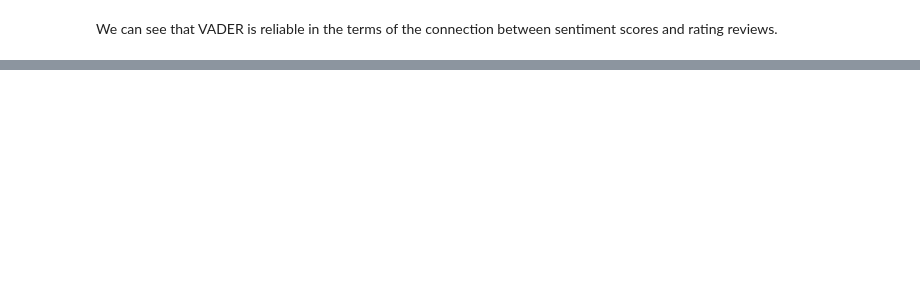
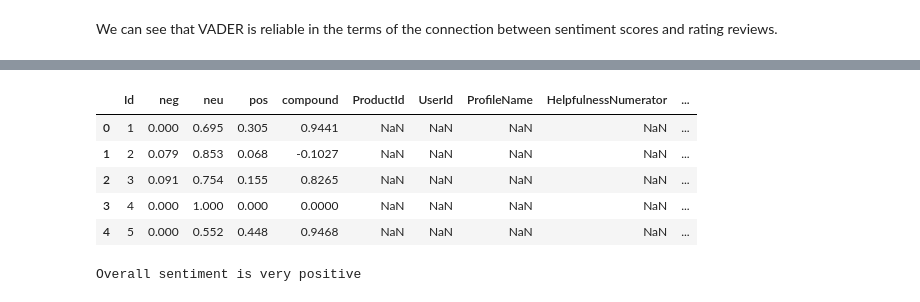
Before and after one commit to 22sharma/E-Commerce-Platform-V2, a Jupyter notebook: python-sentiment-analysis-project-nltk.ipynb, the cells around one changed output, grey strips where cells are left out. Saved outputs shown, nothing was run; the diff lists cells and outputs as text; code cells hidden in the pictures; blank space fills up the shorter version.

Commit message:
Kaggle Notebook | Python Sentiment Analysis Project NLTK | Version 3

```diff
--- a/python-sentiment-analysis-project-nltk.ipynb
+++ b/python-sentiment-analysis-project-nltk.ipynb
@@ -160,0 +198,19 @@ Roberta Pretrained Model
+# %%
+res = {}
+for i, row in tqdm(df.iterrows(), total=len(newdf)):
+    text = row['Text']
+    myid = row['Id']
+    res[myid] = sia.polarity_scores(text)
+# %%
+vaders = pd.DataFrame(res).T
+vaders = vaders.reset_index().rename(columns={'index': 'Id'})
+vaders = vaders.merge(newdf, how='left')
+# %%
+vaders.head()
+# %% [output]
+|  | Id | neg | neu | pos | compound | ProductId | UserId | ProfileName | HelpfulnessNumerator | ... |
+| 0 | 1 | 0.000 | 0.695 | 0.305 | 0.9441 | NaN | NaN | NaN | NaN | ... |
+| 1 | 2 | 0.079 | 0.853 | 0.068 | -0.1027 | NaN | NaN | NaN | NaN | ... |
+| 2 | 3 | 0.091 | 0.754 | 0.155 | 0.8265 | NaN | NaN | NaN | NaN | ... |
+| 3 | 4 | 0.000 | 1.000 | 0.000 | 0.0000 | NaN | NaN | NaN | NaN | ... |
+| 4 | 5 | 0.000 | 0.552 | 0.448 | 0.9468 | NaN | NaN | NaN | NaN | ... |
@@ -160,0 +219,13 @@ Roberta Pretrained Model
+# %%
+if sentiment_score > -1 and sentiment_score <= -0.5:
+    print("Overall sentiment is very negative")
+elif sentiment_score > -0.5 and sentiment_score <= -0.2:
+    print("Overall sentiment is negative")
+elif sentiment_score > -0.2 and sentiment_score <= 0.2:
+    print('Overall sentiment is neutral')
+elif sentiment_score > 0.2 and sentiment_score <= 0.5:
+    print("Overall sentiment is positive")
+else:
+    print("Overall sentiment is very positive")
+# %% [output]
+Overall sentiment is very positive
```
Also changed, not shown: parts of 8 cells of this notebook.
